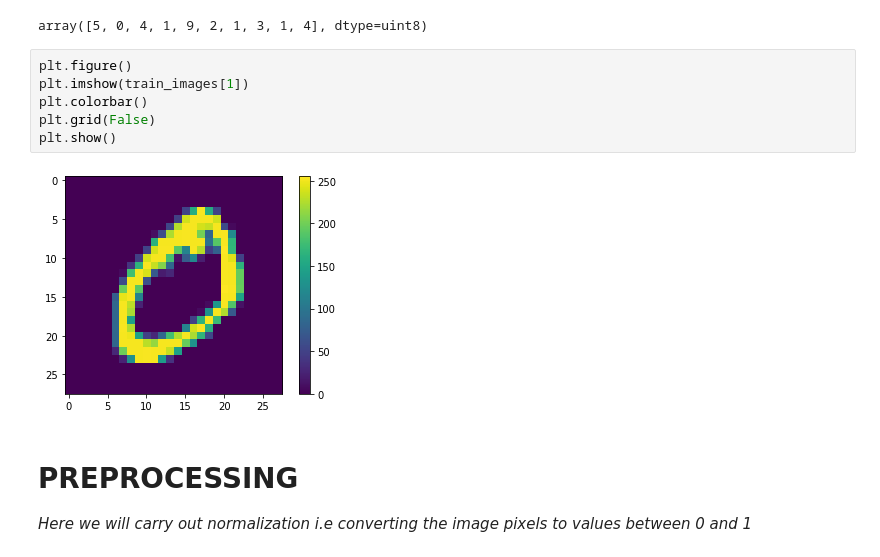
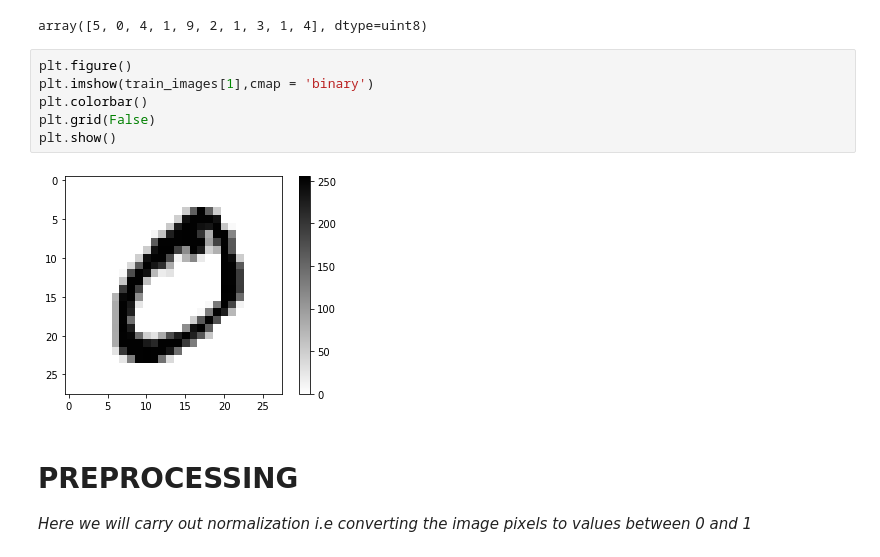
Before and after one commit to eskayML/digit-classification, a Jupyter notebook: digit_classification.ipynb, the cells around one changed output. Saved outputs shown, nothing was run; the diff lists cells and outputs as text.

```diff
--- a/digit_classification.ipynb
+++ b/digit_classification.ipynb
@@ -55,12 +88,12 @@ train_labels[:10]
 array([5, 0, 4, 1, 9, 2, 1, 3, 1, 4], dtype=uint8)
 # %%
 plt.figure()
-plt.imshow(train_images[1])
+plt.imshow(train_images[1],cmap = 'binary')
 plt.colorbar()
 plt.grid(False)
 plt.show()
 # %% [output]
-[figure, old version]
+[figure, new version]
 # %% [markdown]
 # PREPROCESSING
 _Here we will carry out normalization i.e converting the image pixels to values between 0 and 1_
```
Also changed, not shown: parts of 15 cells of this notebook.
